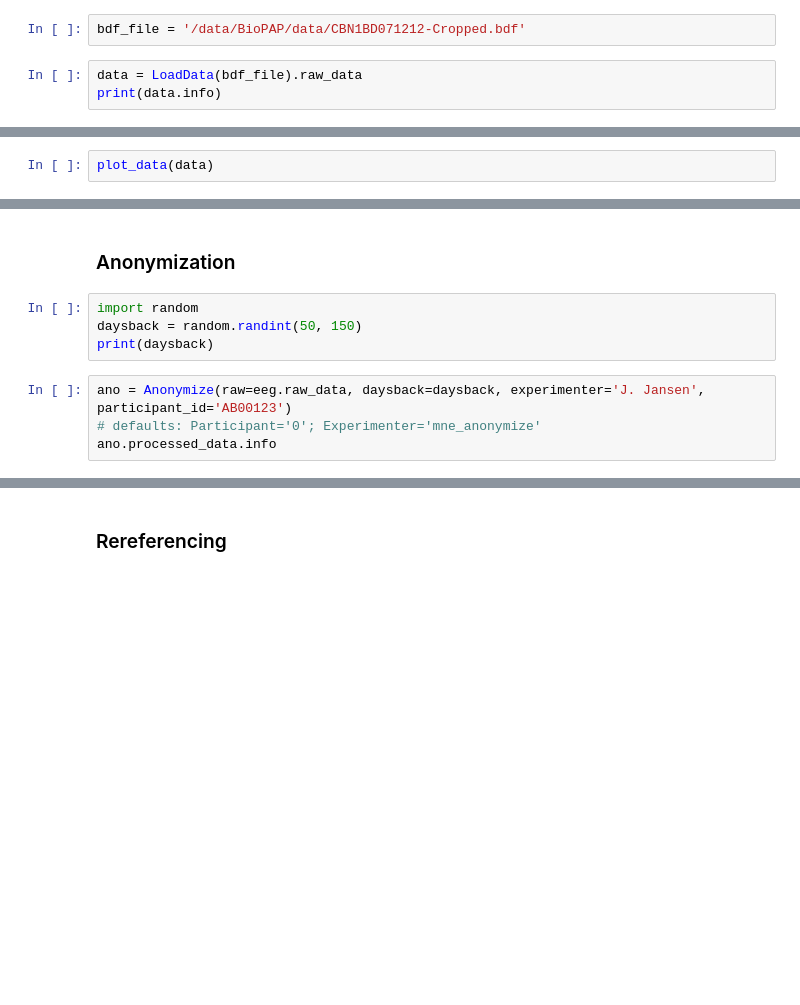
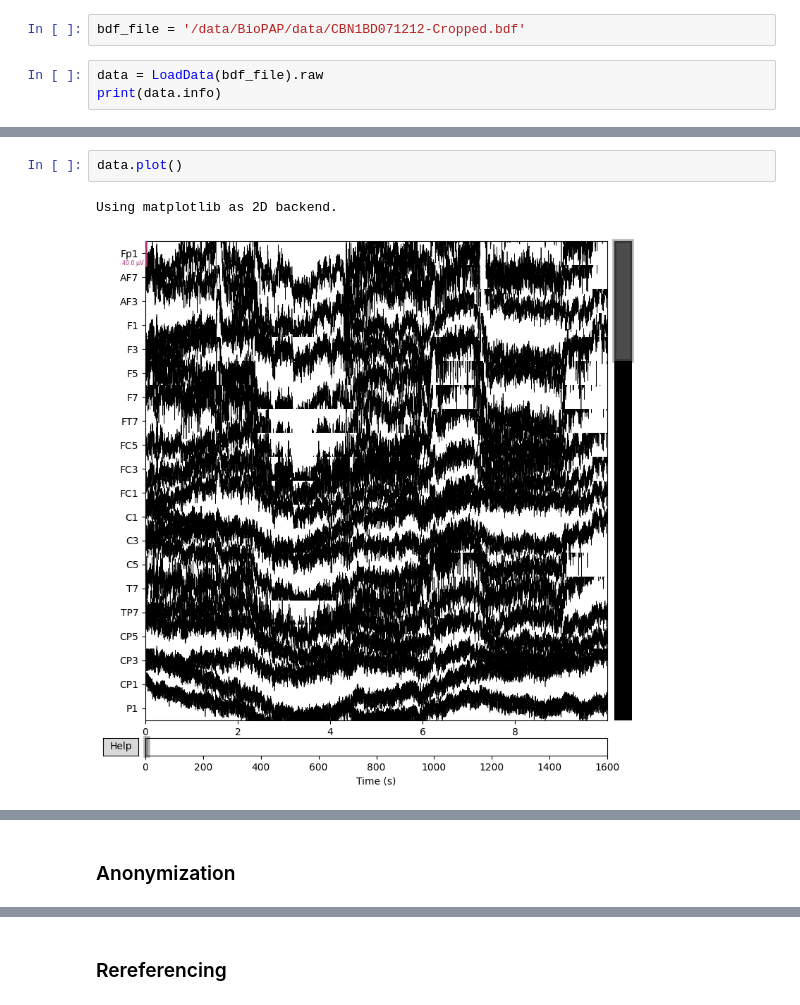
Before and after one commit to CentreForDigitalHumanities/BioPAP, a Jupyter notebook: examples/pipeline.ipynb, the cells around one changed output, grey strips where cells are left out. Saved outputs shown, nothing was run; the diff lists cells and outputs as text; blank space fills up the shorter version.

```diff
--- a/examples/pipeline.ipynb
+++ b/examples/pipeline.ipynb
@@ -20,5 +18,5 @@ def plot_data(data):
 # %%
 bdf_file = '/data/BioPAP/data/CBN1BD071212-Cropped.bdf'
 # %%
-data = LoadData(bdf_file).raw_data
+data = LoadData(bdf_file).raw
 print(data.info)
@@ -25,2 +42,5 @@ print(data.info)
-# %%
-plot_data(data)
+# %%
+data.plot()
+# %% [output]
+Using matplotlib as 2D backend.
+[figure, added]
@@ -27,10 +48,2 @@ plot_data(data)
 # %% [markdown]
 ### Anonymization
-# %%
-import random
-daysback = random.randint(50, 150)
-print(daysback)
-# %%
-ano = Anonymize(raw=eeg.raw_data, daysback=daysback, experimenter='J. Jansen', participant_id='AB00123')
-# defaults: Participant='0'; Experimenter='mne_anonymize'
-ano.processed_data.info
```
Also changed, not shown: parts of 15 cells of this notebook.
